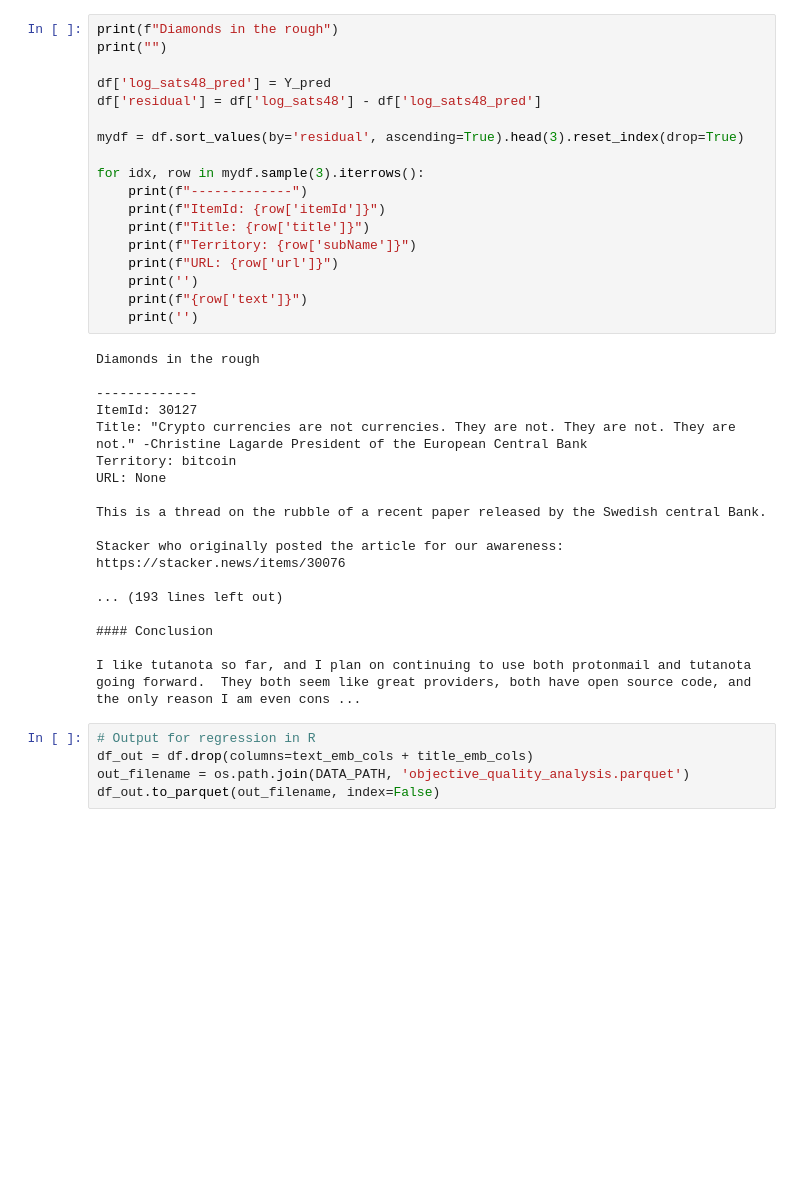
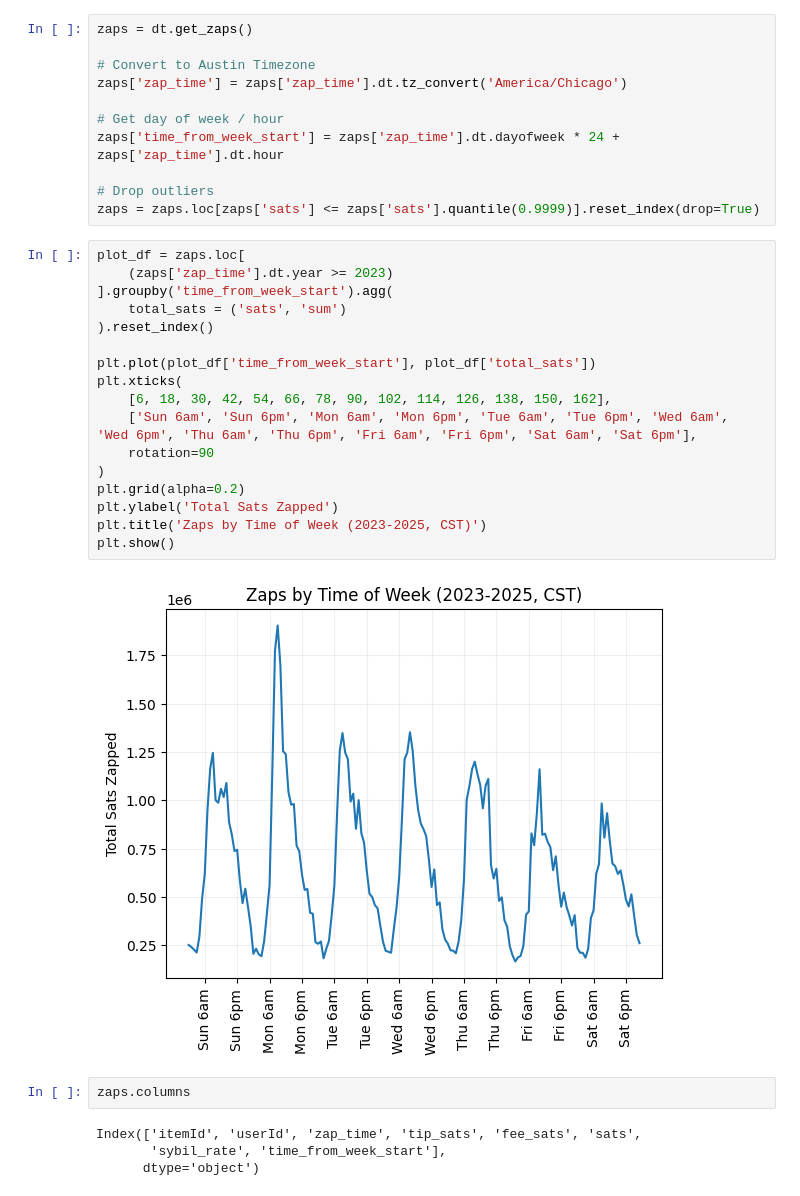
Before and after one commit to ed-kung/sn-research, a Jupyter notebook: src/notebooks/playground.ipynb, the cells around one changed output. Drawn from its saved outputs; the diff is of its cells as text; blank space fills up the shorter version.

Commit message:
zaps by time of week

```diff
--- a/src/notebooks/playground.ipynb
+++ b/src/notebooks/playground.ipynb
@@ -486,41 +34,36 @@ URL: None
-# %%
-print(f"Diamonds in the rough")
-print("")
-
-df['log_sats48_pred'] = Y_pred
-df['residual'] = df['log_sats48'] - df['log_sats48_pred']
-
-mydf = df.sort_values(by='residual', ascending=True).head(3).reset_index(drop=True)
-
-for idx, row in mydf.sample(3).iterrows():
-    print(f"-------------")
-    print(f"ItemId: {row['itemId']}")
-    print(f"Title: {row['title']}")
-    print(f"Territory: {row['subName']}")
-    print(f"URL: {row['url']}")
-    print('')
-    print(f"{row['text']}")
-    print('')
-# %% [output]
-Diamonds in the rough
-
--------------
-ItemId: 30127
-Title: "Crypto currencies are not currencies. They are not. They are not. They are not." -Christine Lagarde President of the European Central Bank
-Territory: bitcoin
-URL: None
-
-This is a thread on the rubble of a recent paper released by the Swedish central Bank.
-
-Stacker who originally posted the article for our awareness: https://stacker.news/items/30076
-
-... (193 lines left out)
-
-#### Conclusion
-
-I like tutanota so far, and I plan on continuing to use both protonmail and tutanota going forward.  They both seem like great providers, both have open source code, and the only reason I am even cons ...
-# %%
-# Output for regression in R
-df_out = df.drop(columns=text_emb_cols + title_emb_cols)
-out_filename = os.path.join(DATA_PATH, 'objective_quality_analysis.parquet')
-df_out.to_parquet(out_filename, index=False)
+# %%
+zaps = dt.get_zaps()
+
+# Convert to Austin Timezone
+zaps['zap_time'] = zaps['zap_time'].dt.tz_convert('America/Chicago')
+
+# Get day of week / hour
+zaps['time_from_week_start'] = zaps['zap_time'].dt.dayofweek * 24 + zaps['zap_time'].dt.hour
+
+# Drop outliers
+zaps = zaps.loc[zaps['sats'] <= zaps['sats'].quantile(0.9999)].reset_index(drop=True)
+# %%
+plot_df = zaps.loc[
+    (zaps['zap_time'].dt.year >= 2023)
+].groupby('time_from_week_start').agg(
+    total_sats = ('sats', 'sum')
+).reset_index()
+
+plt.plot(plot_df['time_from_week_start'], plot_df['total_sats'])
+plt.xticks(
+    [6, 18, 30, 42, 54, 66, 78, 90, 102, 114, 126, 138, 150, 162],
+    ['Sun 6am', 'Sun 6pm', 'Mon 6am', 'Mon 6pm', 'Tue 6am', 'Tue 6pm', 'Wed 6am', 'Wed 6pm', 'Thu 6am', 'Thu 6pm', 'Fri 6am', 'Fri 6pm', 'Sat 6am', 'Sat 6pm'],
+    rotation=90
+)
+plt.grid(alpha=0.2)
+plt.ylabel('Total Sats Zapped')
+plt.title('Zaps by Time of Week (2023-2025, CST)')
+plt.show()
+# %% [output]
+[figure, added]
+# %%
+zaps.columns
+# %% [output]
+Index(['itemId', 'userId', 'zap_time', 'tip_sats', 'fee_sats', 'sats',
+       'sybil_rate', 'time_from_week_start'],
+      dtype='object')
```
Also changed, not shown: parts of 24 cells of this notebook.
